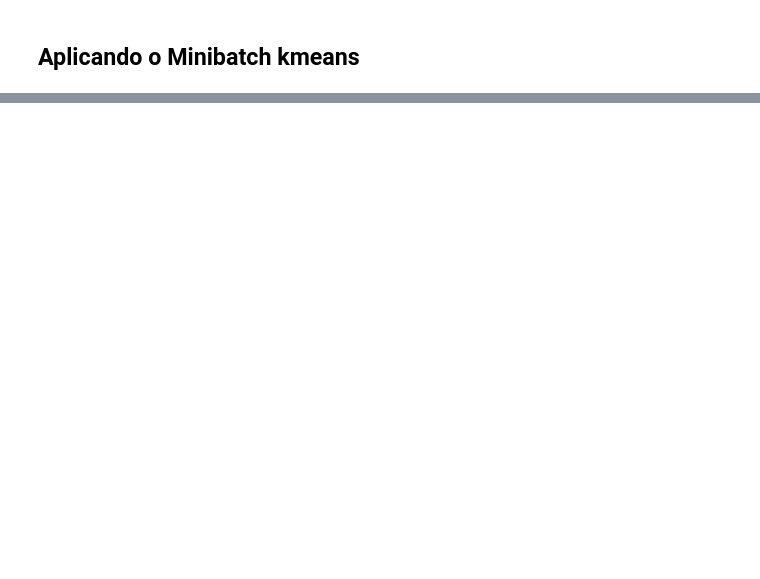
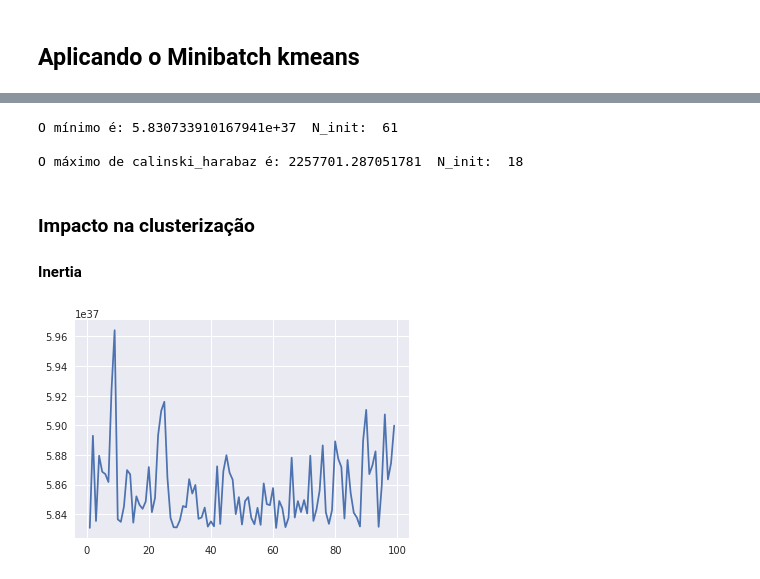
Before and after one commit to Machine-Learning-FGA/IoT, a Jupyter notebook: experimentos/Minibatch kmeans.ipynb, the cells around one changed output, grey strips where cells are left out. Saved outputs shown, nothing was run; the diff lists cells and outputs as text; code cells hidden in the pictures; blank space fills up the shorter version.

Commit message:
Adding some metrics

```diff
--- a/experimentos/Minibatch kmeans.ipynb
+++ b/experimentos/Minibatch kmeans.ipynb
@@ -82,0 +126,29 @@ plt.show()
+# %%
+inertias = []
+habaz = []
+
+for i in range(1,100):
+    minibatch_kmeans = MiniBatchKMeans(n_clusters = 3, init='k-means++', max_iter=300, n_init=i, random_state=0, batch_size = 500)
+    minibatch_kmeans.fit(X)
+
+    inertias.append(minibatch_kmeans.inertia_)
+
+    labels = minibatch_kmeans.labels_
+
+    habaz.append(metrics.calinski_harabaz_score(X, labels))
+
+print("\nO mínimo é:", min(inertias), " N_init: ", inertias.index(min(inertias)) + 1)
+print("\nO máximo de calinski_harabaz é:", max(habaz), " N_init: ", habaz.index(max(habaz)) + 1)
+# %% [output]
+O mínimo é: 5.830733910167941e+37  N_init:  61
+
+O máximo de calinski_harabaz é: 2257701.287051781  N_init:  18
+# %% [markdown]
+### Impacto na clusterização
+
+#### Inertia
+# %%
+plt.plot(range(1,100), inertias)
+plt.show()
+# %% [output]
+[figure, added]
```
Also changed, not shown: parts of 18 cells of this notebook.
